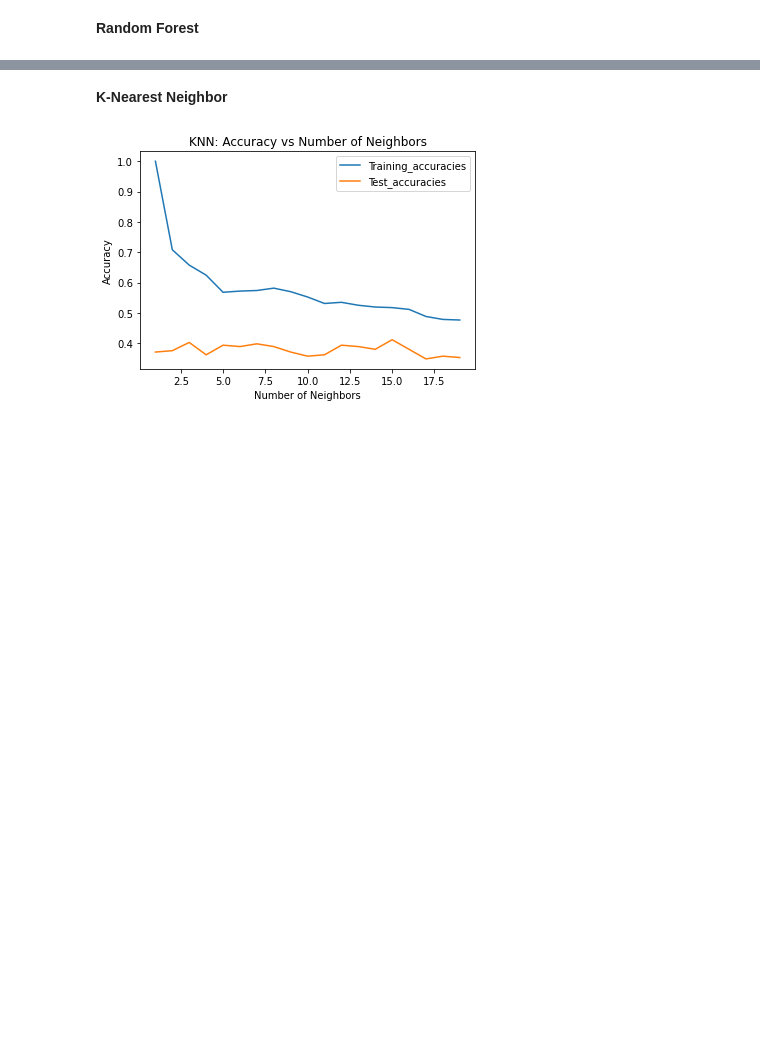
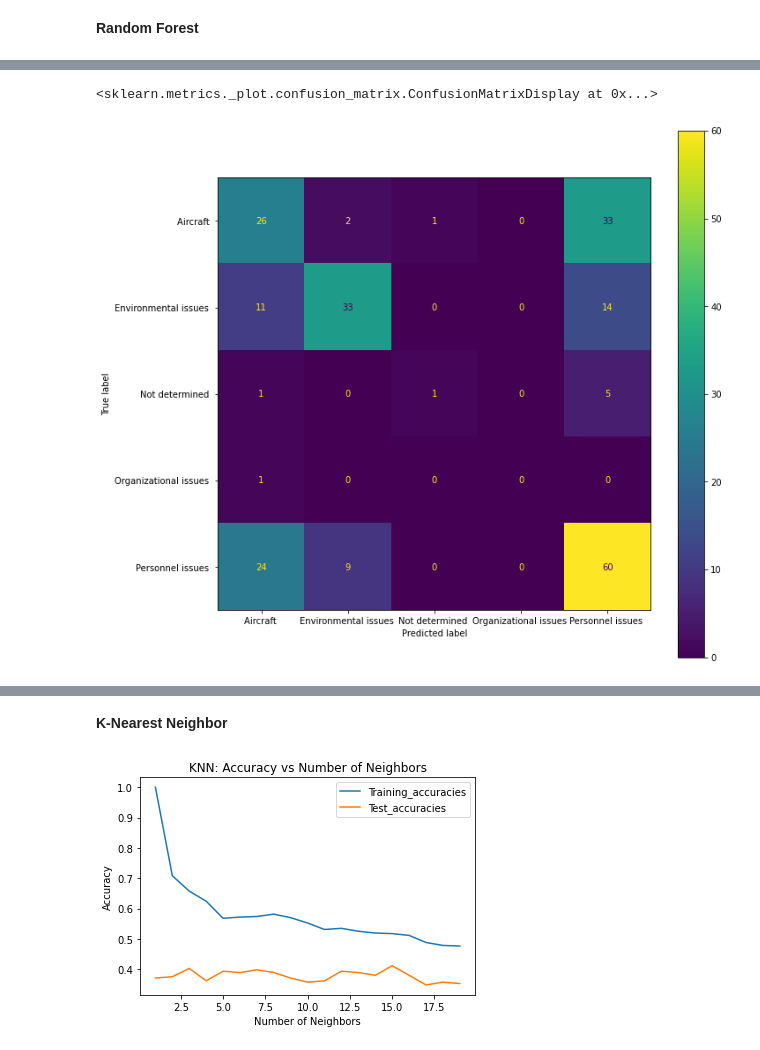
Before and after one commit to ashleyg16/Capstone2, a Jupyter notebook: Capstone 2 Modeling.ipynb, the cells around one changed output, grey strips where cells are left out. Drawn from its saved outputs; the diff is of its cells as text; code cells hidden in the pictures; blank space fills up the shorter version.

```diff
--- a/Capstone 2 Modeling.ipynb
+++ b/Capstone 2 Modeling.ipynb
@@ -95,0 +111,9 @@ print(train_acc_rf, test_acc_rf)
+# %%
+cf_matrix = confusion_matrix(y_test, y_pred)
+cmd = ConfusionMatrixDisplay(cf_matrix, display_labels = rf.classes_)
+
+fig, ax = plt.subplots(figsize = (11,11))
+cmd.plot(ax=ax)
+# %% [output]
+<sklearn.metrics._plot.confusion_matrix.ConfusionMatrixDisplay at 0x...>
+[figure, added]
```
Also changed, not shown: parts of 25 cells of this notebook.
